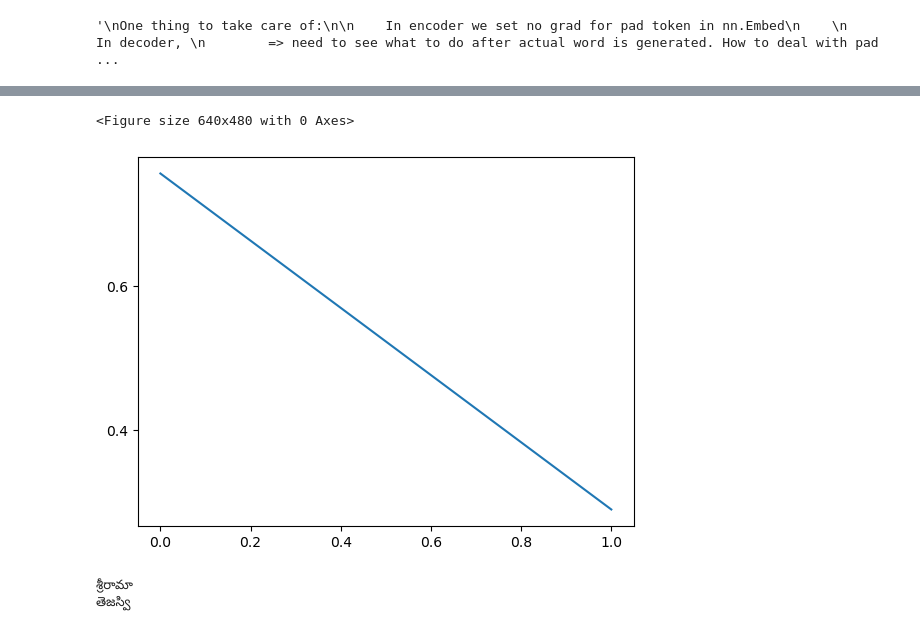
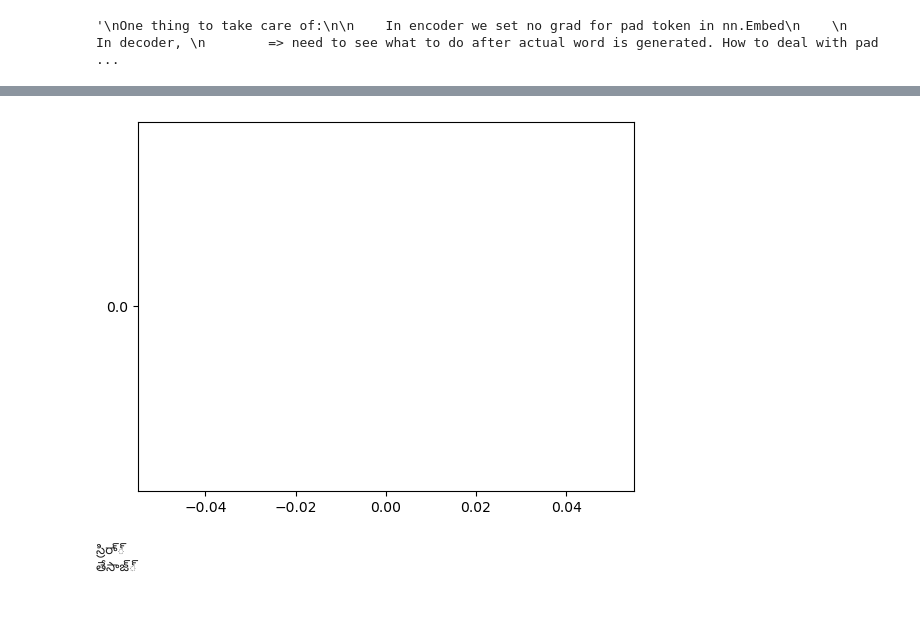
Before and after one commit to TMajestical/JV-Deep-Learning-Assignment3, a Jupyter notebook: JV CS23M036 DL PA3.ipynb, the cells around one changed output, grey strips where cells are left out. Cells and saved outputs as stored; diff of their text form; code cells hidden in the pictures.

Commit message:
Added support for LSTM,RNN in addition to GRU. Now Computing Word Level accuracy only.

```diff
--- a/JV CS23M036 DL PA3.ipynb
+++ b/JV CS23M036 DL PA3.ipynb
@@ -598,28 +675,12 @@ def train(train_dataloader,valid_loader, encoder, decoder, n_epochs,loss_criteri
 
     for epoch in tqdm(range(1, n_epochs + 1)):
 
-        """if epoch/n_epochs > teacher_forcing_ratio:
-            teacher_forcing = False"""
+        train_loss,train_accuracy = train_epoch(train_dataloader, encoder, decoder, encoder_optimizer, decoder_optimizer, criterion,teacher_forcing_ratio)
+        print_loss_total += train_loss
+        plot_loss_total += train_loss
+        val_loss,_,val_word_level_accuracy = compute_accuracy(valid_loader,encoder,decoder,loss_criterion,padding_token_id = lp.source_char2id['<pad>'],end_token_id = lp.source_char2id['<end>'],ignore_padding=True,device=device)
 
-        loss = train_epoch(train_dataloader, encoder, decoder, encoder_optimizer, decoder_optimizer, criterion,teacher_forcing_ratio)
-        print_loss_total += loss
-        plot_loss_total += loss
-        val_loss,val_char_lvl_accuracy,val_word_level_accuracy = compute_accuracy(valid_loader,encoder,decoder,loss_criterion,padding_token_id = lp.source_char2id['<pad>'],end_token_id = lp.source_char2id['<end>'],ignore_padding=True,device=device)
-
-        print(f"Epoch {epoch}\t Val Loss : {val_loss}\tC-Val Acc : {val_char_lvl_accuracy}%\t W-Val Acc : {val_word_level_accuracy}%")
-
-        if epoch % print_every == 0:
-            print_loss_avg = print_loss_total / print_every
-            print_loss_total = 0
-            #print('%s (%d %d%%) %.4f' % (timeSince(start, epoch / n_epochs),epoch, epoch / n_epochs * 100, print_loss_avg))
-            train_loss,train_char_lvl_accuracy,train_word_level_accuracy = compute_accuracy(train_loader,encoder,decoder,loss_criterion,padding_token_id = lp.source_char2id['<pad>'],end_token_id = lp.source_char2id['<end>'],ignore_padding=True,device=device)
-            print(f"Epoch {epoch}\t Train Loss : {train_loss}\t C-Train Acc : {train_char_lvl_accuracy}%\t W-Train Acc : {train_word_level_accuracy}%")
-
-
-        if epoch % plot_every == 0:
-            plot_loss_avg = plot_loss_total / plot_every
-            plot_losses.append(plot_loss_avg)
-            plot_loss_total = 0
+        print(f"Epoch {epoch}\t Train Loss : {train_loss}\t Train Acc : {train_accuracy}% \t Val Loss : {val_loss}\t Val Acc : {val_word_level_accuracy}%")
 
     showPlot(plot_losses)
 # %%
@@ -686,7 +757,10 @@ hidden_size = 128
 batch_size = 64
 
 num_encoder_layers = 2
-num_decoder_layers = 2
+num_decoder_layers = num_encoder_layers
+
+## Allowed Values : "GRU"/"RNN"/"LSTM" (not case sensitive)
+rnn_type = "lstm".upper()
 
 bidirectional = True
 teacher_forcing = True
@@ -694,13 +768,11 @@ teacher_forcing_ratio = 0.3
 
 loss_criterion =  nn.CrossEntropyLoss(ignore_index=pad_token_id)
 
-#loss_criterion = nn.NLLLoss(ignore_index=pad_token_id)
-#loss_criterion = nn.NLLLoss(ignore_index=pad_token_id)
-
 dropout=0.1
 
-encoder = EncoderRNN(input_size = input_size, hidden_size = hidden_size,num_layers=num_encoder_layers,bidirectional=bidirectional,padding_idx=pad_token_id,dropout_p=dropout).to(device)
-decoder = DecoderRNN(hidden_size = hidden_size, output_size = output_size,max_len = train_lp.max_len,start_token_id = start_token_id,num_layers = num_decoder_layers,bidirectional = bidirectional,padding_idx = None).to(device)
+encoder = EncoderRNN(input_size = input_size, hidden_size = hidden_size,rnn_type = rnn_type,padding_idx=pad_token_id,num_layers=num_encoder_layers,bidirectional=bidirectional,dropout_p=dropout).to(device)
 
-train(train_loader,valid_loader, encoder, decoder, 10,loss_criterion=loss_criterion, print_every=3, plot_every=5,device=device,teacher_forcing = teacher_forcing,teacher_forcing_ratio=teacher_forcing_ratio)
+decoder = DecoderRNN(hidden_size = hidden_size, output_size = output_size,rnn_type = rnn_type,max_len = train_lp.max_len,start_token_id = start_token_id, padding_idx = None,num_layers = num_decoder_layers,bidirectional = bidirectional,dropout=dropout).to(device)
+
+train(train_loader,valid_loader, encoder, decoder, 3,loss_criterion=loss_criterion, print_every=3, plot_every=5,device=device,teacher_forcing = teacher_forcing,teacher_forcing_ratio=teacher_forcing_ratio)
 # %% [output]
@@ -720,20 +783,19 @@ Epoch 10         Val Loss : 0.01        C-Val Acc : 83.87%       W-Val Acc : 52.
-<Figure size 640x480 with 0 Axes>
-[figure, old version]
+[figure, new version]
 # %%
 op1,_ = evaluate(encoder, decoder, word="srirama", language_processor=train_lp,device = device)
 
 op2,_ = evaluate(encoder, decoder, word="tejasvi", language_processor=train_lp,device = device)
 
 op1_string = "".join(op1)
-print(op_string[:8])
+print(op1_string[:8])
 
 op2_string = "".join(op2)
 print(op2_string[:7])
 
 print()
 # %% [output]
-శ్రీరామా
-తెజస్వి
+స్రిరా్్
+తేసాజ్్
 # %% [markdown]
 ### JV
 
```
Also changed, not shown: parts of 8 cells of this notebook.
